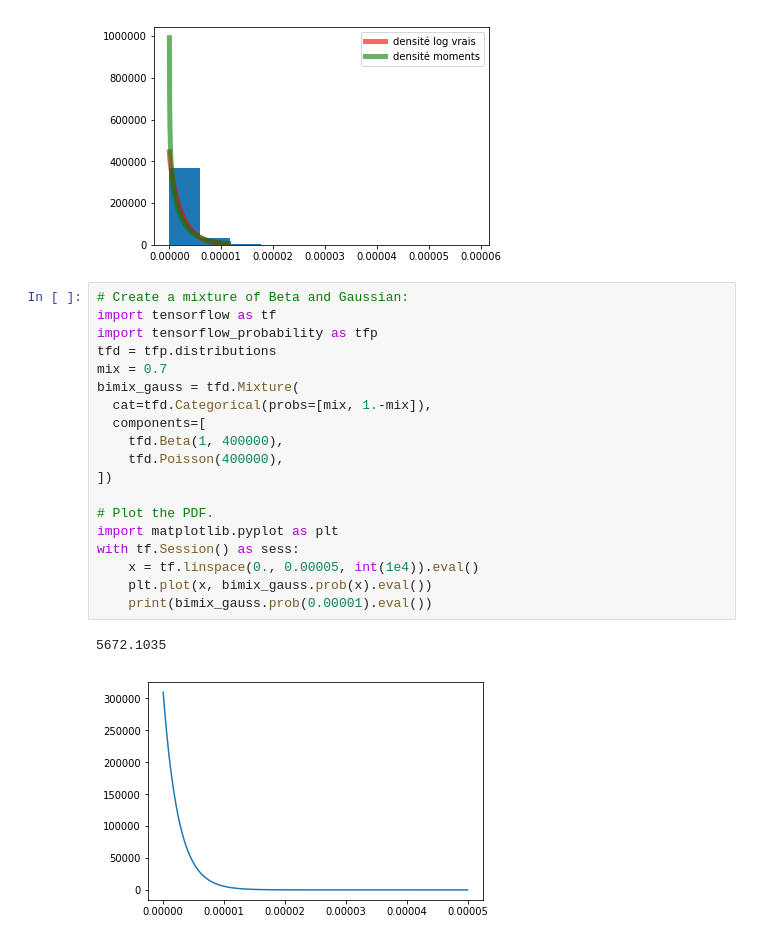
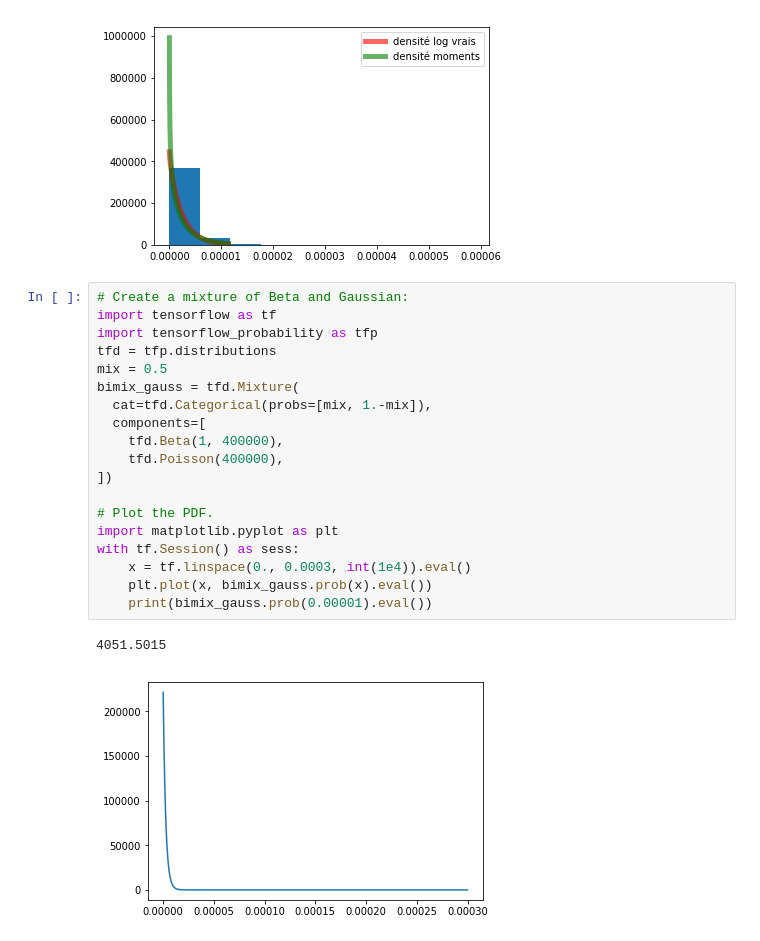
Before and after one commit to aminaghoul/reads_seq, a Jupyter notebook: fitter.ipynb, the cells around one changed output. Saved outputs shown, nothing was run; the diff lists cells and outputs as text.

```diff
--- a/fitter.ipynb
+++ b/fitter.ipynb
@@ -163,25 +163,25 @@ plt.show()
 # %%
 # Create a mixture of Beta and Gaussian:
 import tensorflow as tf
 import tensorflow_probability as tfp
 tfd = tfp.distributions
-mix = 0.7
+mix = 0.5
 bimix_gauss = tfd.Mixture(
   cat=tfd.Categorical(probs=[mix, 1.-mix]),
   components=[
     tfd.Beta(1, 400000),
     tfd.Poisson(400000),
 ])
 
 # Plot the PDF.
 import matplotlib.pyplot as plt
 with tf.Session() as sess:
-    x = tf.linspace(0., 0.00005, int(1e4)).eval()
+    x = tf.linspace(0., 0.0003, int(1e4)).eval()
     plt.plot(x, bimix_gauss.prob(x).eval())
     print(bimix_gauss.prob(0.00001).eval())
 # %% [output]
-5672.1035
+4051.5015
-[figure, old version]
+[figure, new version]
 # %%
 # Create a mixture of beta and uniform:
 import tensorflow as tf
```
Also changed, not shown: parts of 1 cell of this notebook.
